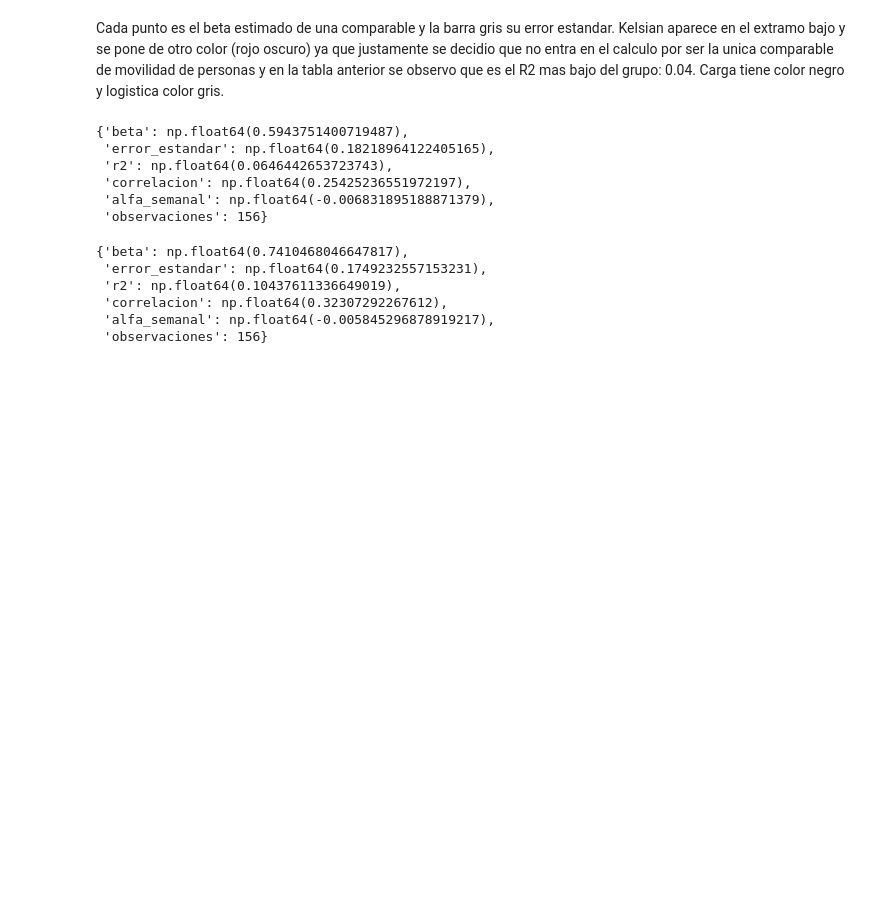
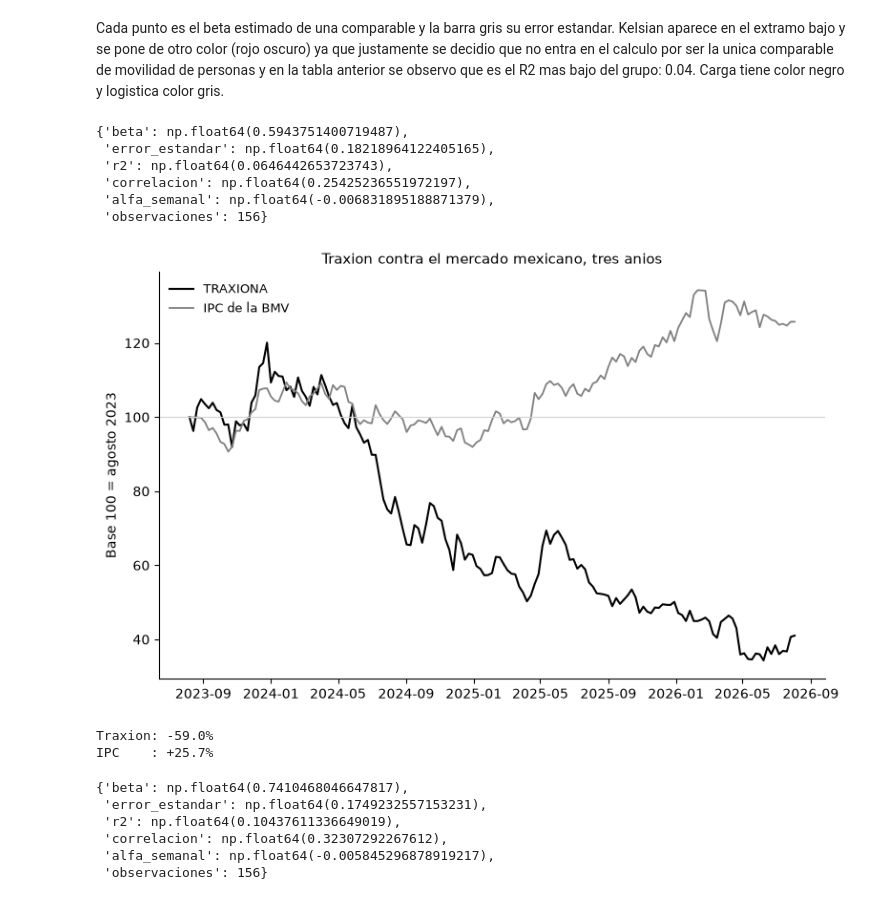
Before and after one commit to JuanPabloSalcedo/traxion-valuation, a Jupyter notebook: notebooks/costo_capital.ipynb, the cells around one changed output. Cells and saved outputs as stored; diff of their text form; code cells hidden in the pictures; blank space fills up the shorter version.

```diff
--- a/notebooks/costo_capital.ipynb
+++ b/notebooks/costo_capital.ipynb
@@ -284,6 +284,39 @@ traxion
  'correlacion': np.float64(0.25425236551972197),
  'alfa_semanal': np.float64(-0.006831895188871379),
  'observaciones': 156}
+# %%
+traxion_px = yf.download("TRAXIONA.MX", start=INICIO, end=FIN, interval="1wk",
+                         auto_adjust=True, progress=False)["Close"].squeeze()
+ipc_px = yf.download("^MXX", start=INICIO, end=FIN, interval="1wk",
+                     auto_adjust=True, progress=False)["Close"].squeeze()
+
+base = pd.concat([traxion_px, ipc_px], axis=1, join="inner").dropna()
+base.columns = ["Traxion", "IPC"]
+base = base / base.iloc[0] * 100
+
+fig, ax = plt.subplots(figsize=(8, 5))
+
+ax.plot(base.index, base["Traxion"], color="black", linewidth=1.5, label="TRAXIONA")
+ax.plot(base.index, base["IPC"], color="gray", linewidth=1.3, label="IPC de la BMV")
+ax.axhline(100, color="lightgray", linewidth=0.8)
+
+ax.set_ylabel("Base 100 = agosto 2023")
+ax.set_title("Traxion contra el mercado mexicano, tres anios", fontsize=11)
+ax.legend(frameon=False, fontsize=9)
+
+for lado in ["top", "right"]:
+    ax.spines[lado].set_visible(False)
+
+plt.tight_layout()
+plt.savefig("../docs/img/traxion_vs_mercado.png", dpi=150, bbox_inches="tight")
+plt.show()
+
+print(f"Traxion: {base['Traxion'].iloc[-1]-100:+.1f}%")
+print(f"IPC    : {base['IPC'].iloc[-1]-100:+.1f}%")
+# %% [output]
+[figure, added]
+Traxion: -59.0%
+IPC    : +25.7%
 # %%
 ipc = yf.download("^MXX", start=INICIO, end=FIN, interval="1wk",
                   auto_adjust=True, progress=False)["Close"].squeeze()
```
Also changed, not shown: parts of 5 cells of this notebook, 8 other files.
